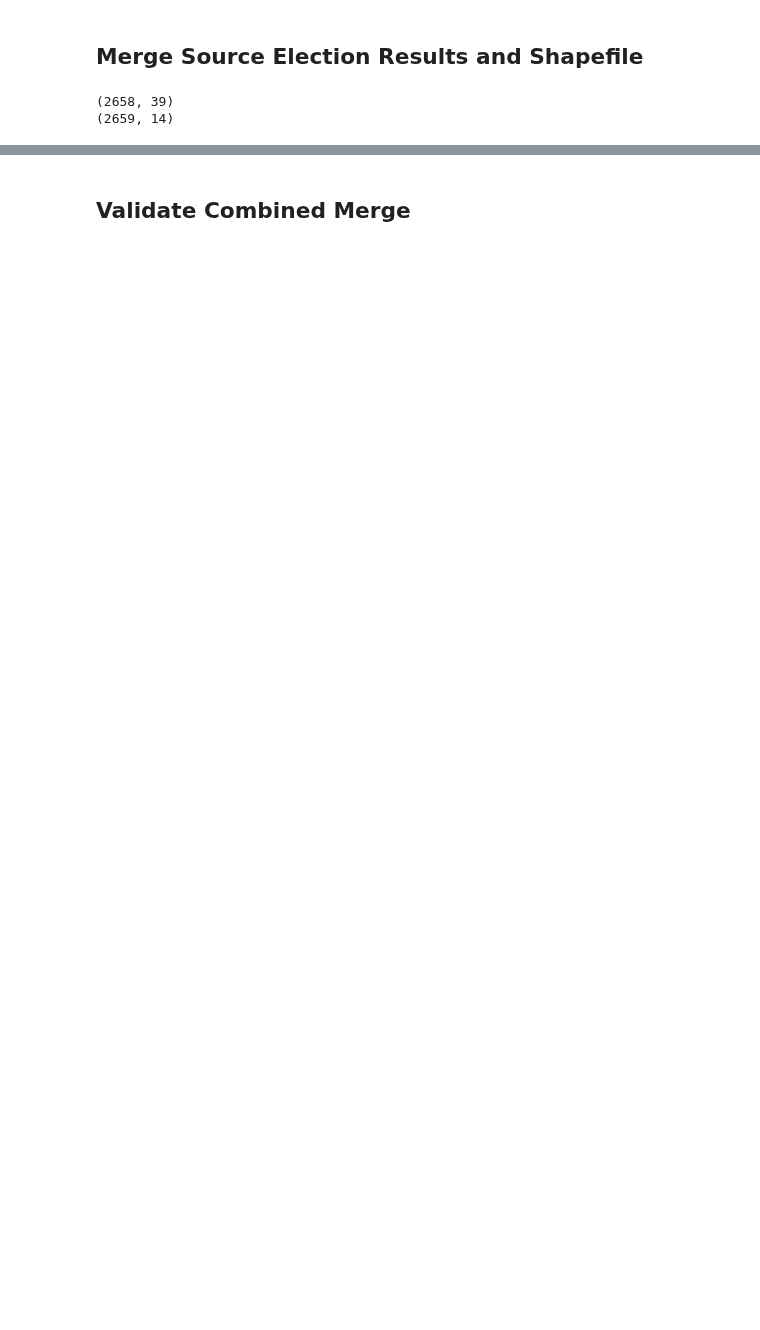
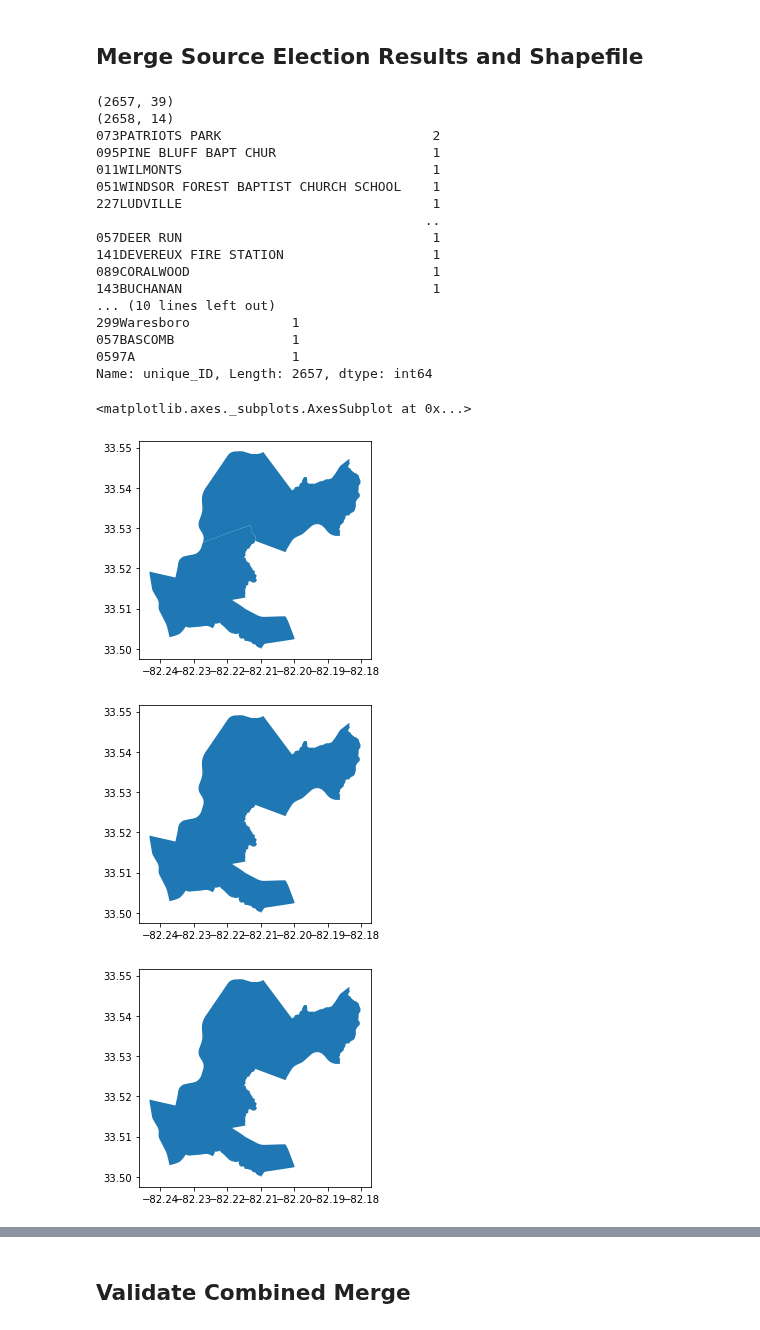
Before and after one commit to nonpartisan-redistricting-datahub/pdv-ga, a Jupyter notebook: vest-ga-2018/VEST_GA_18_replication.ipynb, the cells around one changed output, grey strips where cells are left out. Drawn from its saved outputs; the diff is of its cells as text; code cells hidden in the pictures; blank space fills up the shorter version.

```diff
--- a/vest-ga-2018/VEST_GA_18_replication.ipynb
+++ b/vest-ga-2018/VEST_GA_18_replication.ipynb
@@ -340,3 +338,9 @@ precinct_shapes_ga = precinct_shapes_ga[precinct_shapes_ga["unique_ID"]!="121CH0
+# %%
+#Merge precinct CP07A into CP07D
+prec2combine = [precinct_shapes_ga.loc[precinct_shapes_ga["unique_ID"]=="121CP07A"],precinct_shapes_ga.loc[precinct_shapes_ga["unique_ID"]=="121CP07D"]]
+new_fort = gp.GeoDataFrame(pd.concat(prec2combine, ignore_index=True), crs = precinct_crs)
+precinct_shapes_ga.loc[precinct_shapes_ga["unique_ID"]=="121CP07D","geometry"]=new_fort.unary_union
+precinct_shapes_ga = precinct_shapes_ga[precinct_shapes_ga["unique_ID"]!="121CP07A"]
 # %%
 #Merge precinct SS29B into SS29A
 prec2combine = [precinct_shapes_ga.loc[precinct_shapes_ga["unique_ID"]=="121SS29A"],precinct_shapes_ga.loc[precinct_shapes_ga["unique_ID"]=="121SS29B"]]
@@ -563,6 +546,8 @@ prec2combine = [precinct_shapes_ga.loc[precinct_shapes_ga["unique_ID"]=="053ACTI
 
 new_fort = gp.GeoDataFrame(pd.concat(prec2combine, ignore_index=True), crs = precinct_crs)
 precinct_shapes_ga.loc[precinct_shapes_ga["unique_ID"]=="053ACTIVITY CENTER","geometry"]=new_fort.unary_union
+precinct_shapes_ga.loc[precinct_shapes_ga["unique_ID"]=="053ACTIVITY CENTER","unique_ID"]="053ACTIVITY CENTER (Includes FTBEN 1-3)"
+
 
 precinct_shapes_ga = precinct_shapes_ga.drop([index_fort_1,index_fort_2,index_fort_3])
 precinct_shapes_ga.reset_index(drop=True, inplace=True)
@@ -633,7 +588,19 @@ See the caveats in the documentation: https://pandas.pydata.org/pandas-docs/stab
 precinct_shapes_ga.loc[precinct_shapes_ga['CTYSOSID'] == "0513-15C","unique_ID"]= "0513-15 ELI WHITNEY COMPLEX"
 precinct_shapes_ga.loc[precinct_shapes_ga['CTYSOSID'] == "0512-06C","unique_ID"]= "0512-06 ELI WHITNEY"
 # %%
-shapefile_changes = {'299408': '299MILLWOOD', '299304': '2991231-150C', '299407': '299MANOR', '299400': '2991231-151', '299409': '299WARESBORO', '299404': '299BEACH-BICKLEY', '299405': '299HAYWOOD', '299300': '2991231-150B', '299406': '299JAMESTOWN', '299200B': '299DISTRICT 2B', '299100': '299DISTRICT 1', '299200A': '299DISTRICT 2A',"135CATESD":"135CATES D"}
+shapefile_changes = {'299408': '299Millwood',
+                     '299304': '2991231-150C',
+                     '299407': '299Manor',
+                     '299400': '2991231-151',
+                     '299409': '299Waresboro',
+                     '299404': '299Beach-Bickley',
+                     '299405': '299Haywood',
+                     '299300': '2991231-150B',
+                     '299406': '299Jamestown',
+                     '299200B':'299District 2B',
+                     '299100': '299District 1',
+                     '299200A': '299District 2A',
+                     "135CATESD":"135CATES D"}
 # %%
 precinct_shapes_ga['unique_ID'] = precinct_shapes_ga['unique_ID'].map(shapefile_changes).fillna(precinct_shapes_ga['unique_ID'])
 # %%
@@ -690,12 +656,46 @@ choice G18ATGDBAI G18ATGRCAR G18PSCREAT G18PSCDRAN  ... G18PSCLGRA G18LTGDAMI  \
 [5 rows x 33 columns]
 # %% [markdown]
 ## Merge Source Election Results and Shapefile
-# %%
-print(ga_election.shape)
-print(precinct_shapes_ga.shape)
-# %% [output]
-(2658, 39)
-(2659, 14)
+# %%
+print(ga_election.shape)
+print(precinct_shapes_ga.shape)
+
+print(precinct_shapes_ga["unique_ID"].value_counts())
+print(ga_election["unique_ID"].value_counts())
+
+#Merge the Patriots Park precincts, as this seems to be what VEST did
+precinct_shapes_ga[precinct_shapes_ga["unique_ID"]=="073PATRIOTS PARK"].plot()
+vest_ga_18[vest_ga_18["PRECINCT_N"]=="PATRIOTS PARK"].plot()
+
+prec2combine = precinct_shapes_ga[precinct_shapes_ga["unique_ID"]=="073PATRIOTS PARK"]
+val = precinct_shapes_ga[precinct_shapes_ga["unique_ID"]=="073PATRIOTS PARK"].unary_union
+precinct_shapes_ga.iat[790,12]="073PATRIOTS PARK-to-combine"
+#precinct_shapes_ga.loc[precinct_shapes_ga["unique_ID"]=="073PATRIOTS PARK","geometry"] = gp.GeoDataFrame(geometry=[val]).geometry.values
+precinct_shapes_ga.loc[precinct_shapes_ga["unique_ID"]=="073PATRIOTS PARK","geometry"] = val
+precinct_shapes_ga = precinct_shapes_ga[precinct_shapes_ga["unique_ID"]!="073PATRIOTS PARK-to-combine"]
+precinct_shapes_ga[precinct_shapes_ga["unique_ID"]=="073PATRIOTS PARK"].plot()
+# %% [output]
+(2657, 39)
+(2658, 14)
+073PATRIOTS PARK                           2
+095PINE BLUFF BAPT CHUR                    1
+011WILMONTS                                1
+051WINDSOR FOREST BAPTIST CHURCH SCHOOL    1
+227LUDVILLE                                1
+                                          ..
+057DEER RUN                                1
+141DEVEREUX FIRE STATION                   1
+089CORALWOOD                               1
+143BUCHANAN                                1
+... (10 lines left out)
+299Waresboro             1
+057BASCOMB               1
+0597A                    1
+Name: unique_ID, Length: 2657, dtype: int64
+<matplotlib.axes._subplots.AxesSubplot at 0x...>
+[figure, added]
+[figure, added]
+[figure, added]
 # %%
 election_shapefile = pd.merge(ga_election,precinct_shapes_ga,on='unique_ID',how='outer',indicator="main_merge")
 elections_only = election_shapefile[election_shapefile["main_merge"]=="left_only"]
```
Also changed, not shown: parts of 28 cells of this notebook.
